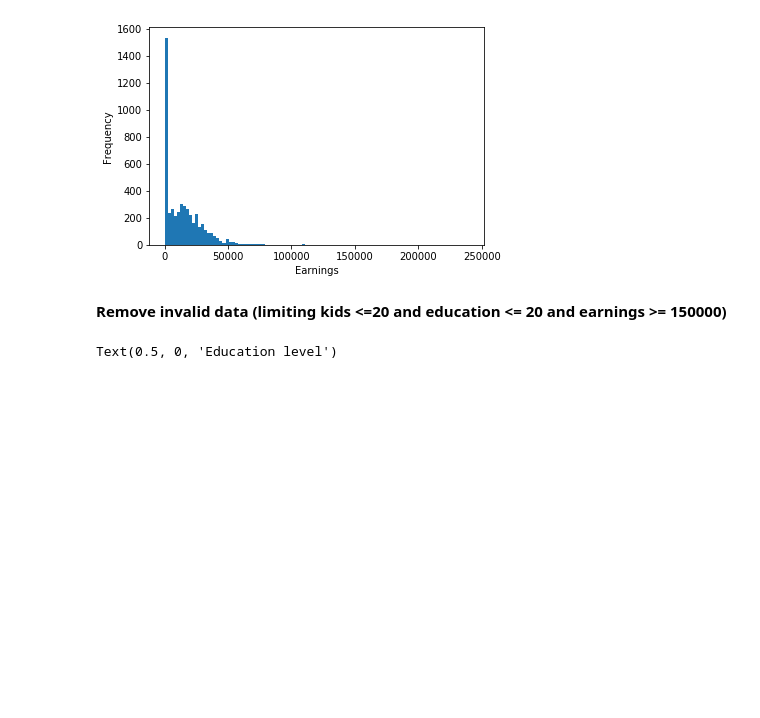
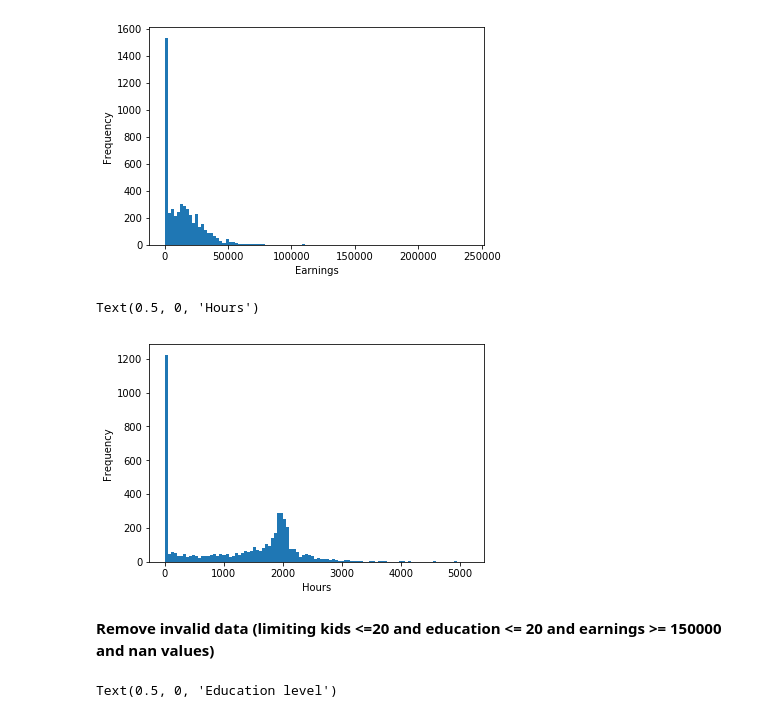
Before and after one commit to PraAnj/hypothesis-testing, a Jupyter notebook: ds project.ipynb, the cells around one changed output. Saved outputs shown, nothing was run; the diff lists cells and outputs as text; code cells hidden in the pictures; blank space fills up the shorter version.

```diff
--- a/ds project.ipynb
+++ b/ds project.ipynb
@@ -76,6 +76,12 @@ plt.xlabel('Earnings')
 # %% [output]
 Text(0.5, 0, 'Earnings')
 [figure]
+# %%
+my_data['hours'].plot(kind='hist', bins=100)
+plt.xlabel('Hours')
+# %% [output]
+Text(0.5, 0, 'Hours')
+[figure, added]
 # %% [markdown]
-**Remove invalid data (limiting kids <=20 and education <= 20 and earnings >= 150000)**
+**Remove invalid data (limiting kids <=20 and education <= 20 and earnings >= 150000 and nan values)**
 # %%
```
Also changed, not shown: parts of 10 cells of this notebook.
